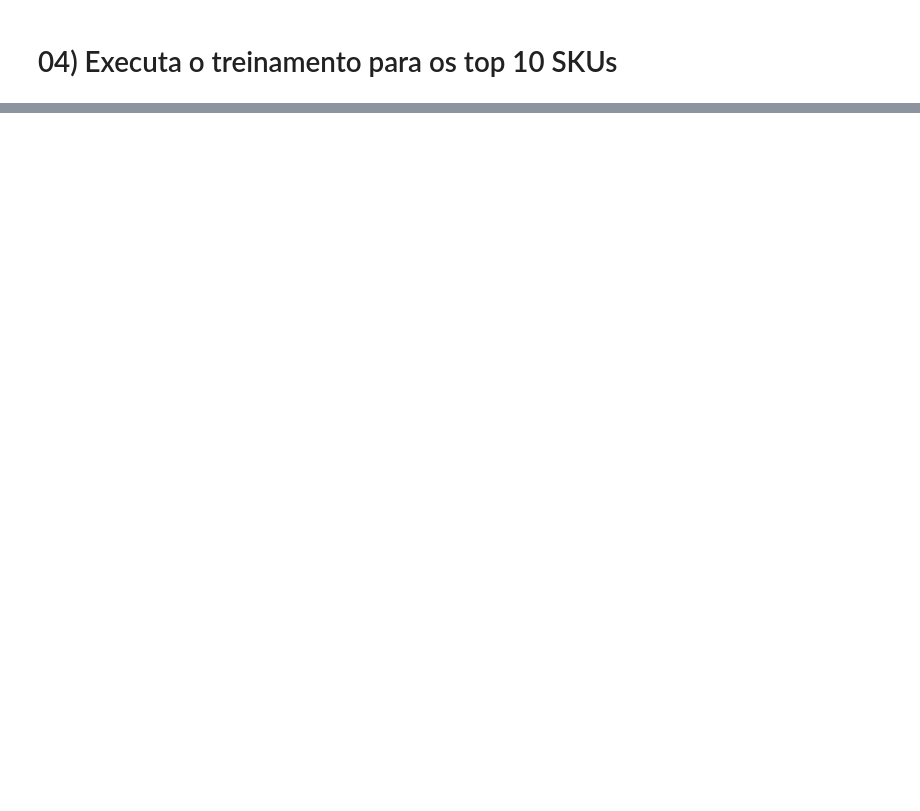
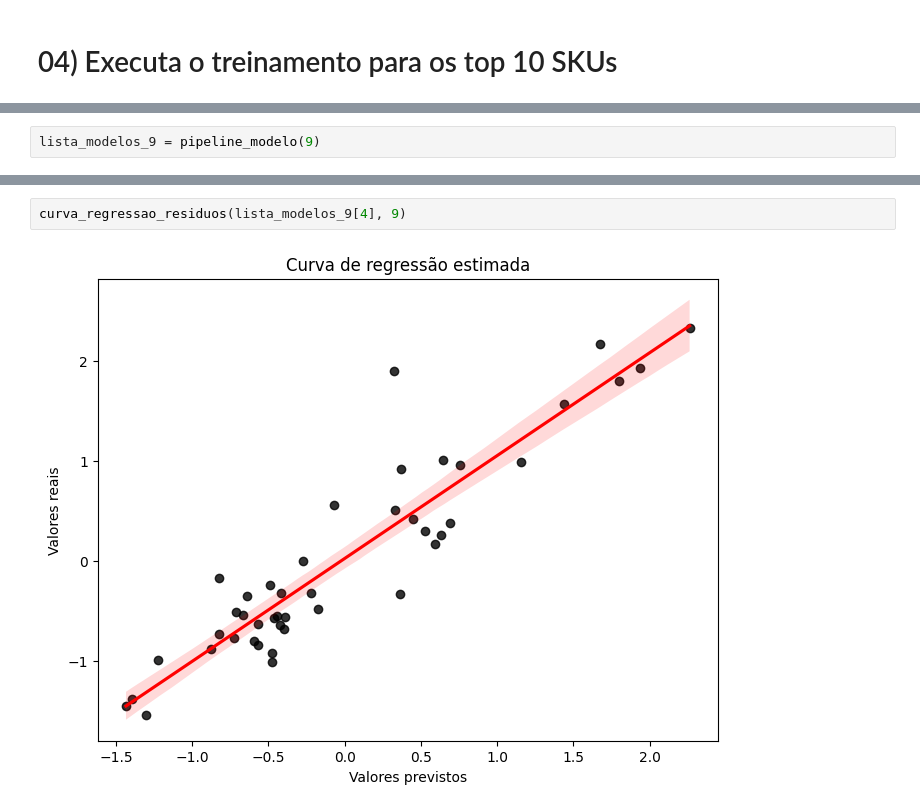
Before and after one commit to gustavocunhaa/previsao-demanda-SKUmedicamentos, a Jupyter notebook: train_model.ipynb, the cells around one changed output, grey strips where cells are left out. Drawn from its saved outputs; the diff is of its cells as text; blank space fills up the shorter version.

```diff
--- a/train_model.ipynb
+++ b/train_model.ipynb
@@ -380,0 +379,2 @@ RNA: 71.352%
+# %%
+lista_modelos_9 = pipeline_modelo(9)
@@ -387,0 +454,4 @@ Com a quantidade de dados utilizadas da série histórica, não foi possível re
+# %%
+curva_regressao_residuos(lista_modelos_9[4], 9)
+# %% [output]
+[figure, added]
```
Also changed, not shown: parts of 46 cells of this notebook, 1 other file.
